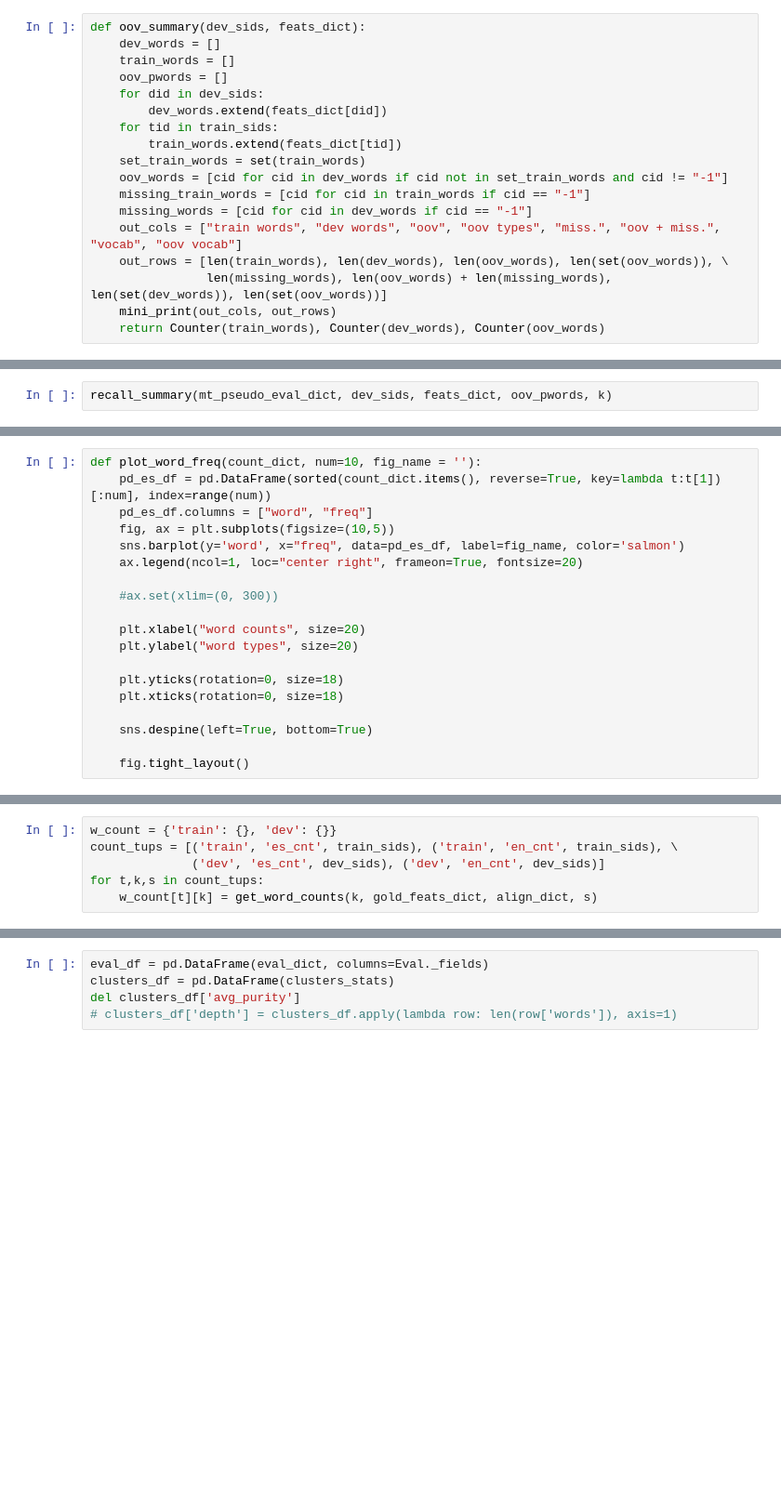
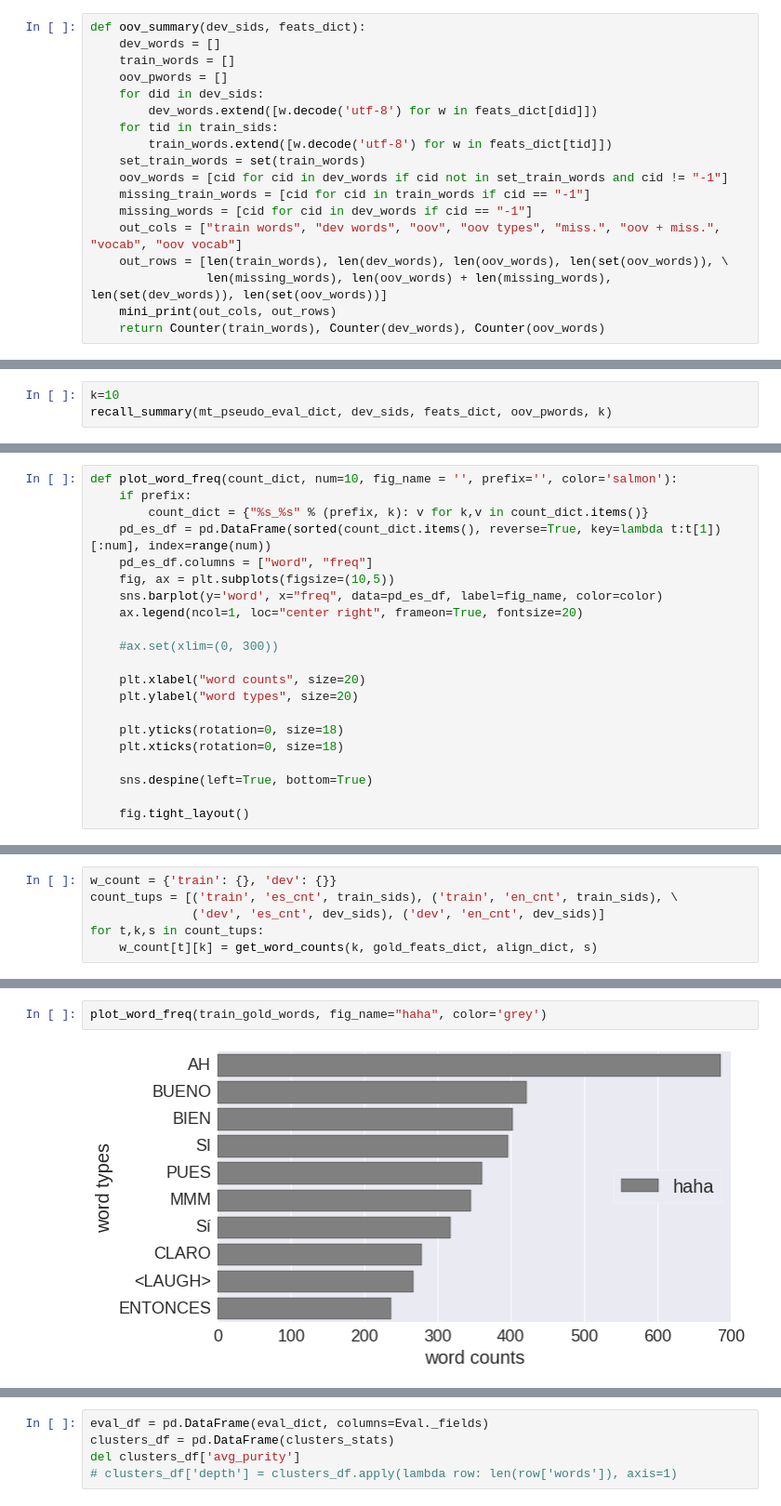
Before and after one commit to 0xSameer/speech_patterns, a Jupyter notebook: visualize_utd.ipynb, the cells around one changed output, grey strips where cells are left out. Shown at 93% size. Drawn from its saved outputs; the diff is of its cells as text; blank space fills up the shorter version.

Commit message:
plotting code

```diff
--- a/visualize_utd.ipynb
+++ b/visualize_utd.ipynb
@@ -228,9 +228,9 @@ def oov_summary(dev_sids, feats_dict):
     train_words = []
     oov_pwords = []
     for did in dev_sids:
-        dev_words.extend(feats_dict[did])
+        dev_words.extend([w.decode('utf-8') for w in feats_dict[did]])
     for tid in train_sids:
-        train_words.extend(feats_dict[tid])
+        train_words.extend([w.decode('utf-8') for w in feats_dict[tid]])
     set_train_words = set(train_words)
     oov_words = [cid for cid in dev_words if cid not in set_train_words and cid != "-1"]
     missing_train_words = [cid for cid in train_words if cid == "-1"]
@@ -292,6 +292,7 @@ def recall_summary(eval_dict, dev_sids, feats_dict, oov_words, k):
     mini_print(out_cols, out_rows)
     mini_print(['inv+oov', 'only oov'], [num_inv_and_oov, num_only_oov])
 # %%
+k=10
 recall_summary(mt_pseudo_eval_dict, dev_sids, feats_dict, oov_pwords, k)
 # %% [output]
 total en & en oov & en missing & upper bound recall
@@ -374,11 +375,13 @@ train sid dur & dev sid dur
 # %% [markdown]
 ## Cluster Analysis
 # %%
-def plot_word_freq(count_dict, num=10, fig_name = ''):
+def plot_word_freq(count_dict, num=10, fig_name = '', prefix='', color='salmon'):
+    if prefix:
+        count_dict = {"%s_%s" % (prefix, k): v for k,v in count_dict.items()}
     pd_es_df = pd.DataFrame(sorted(count_dict.items(), reverse=True, key=lambda t:t[1])[:num], index=range(num))
     pd_es_df.columns = ["word", "freq"]
     fig, ax = plt.subplots(figsize=(10,5))
-    sns.barplot(y='word', x="freq", data=pd_es_df, label=fig_name, color='salmon')
+    sns.barplot(y='word', x="freq", data=pd_es_df, label=fig_name, color=color)
     ax.legend(ncol=1, loc="center right", frameon=True, fontsize=20)
 
     #ax.set(xlim=(0, 300))
@@ -432,0 +442,4 @@ plot_word_freq(w_count['train']['es_cnt'])
+# %%
+plot_word_freq(train_gold_words, fig_name="haha", color='grey')
+# %% [output]
+[figure, added]
```
Also changed, not shown: parts of 23 cells of this notebook.
